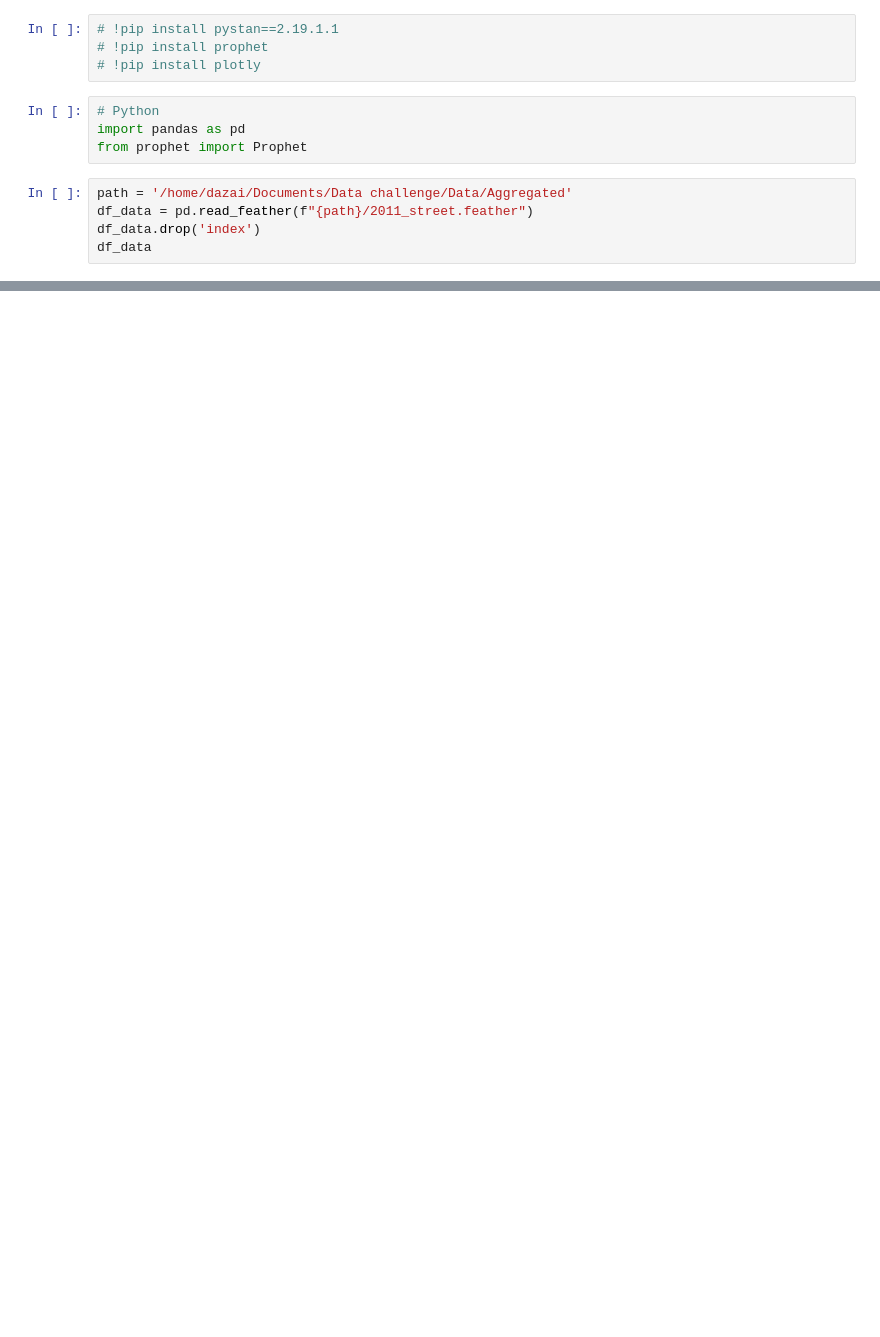
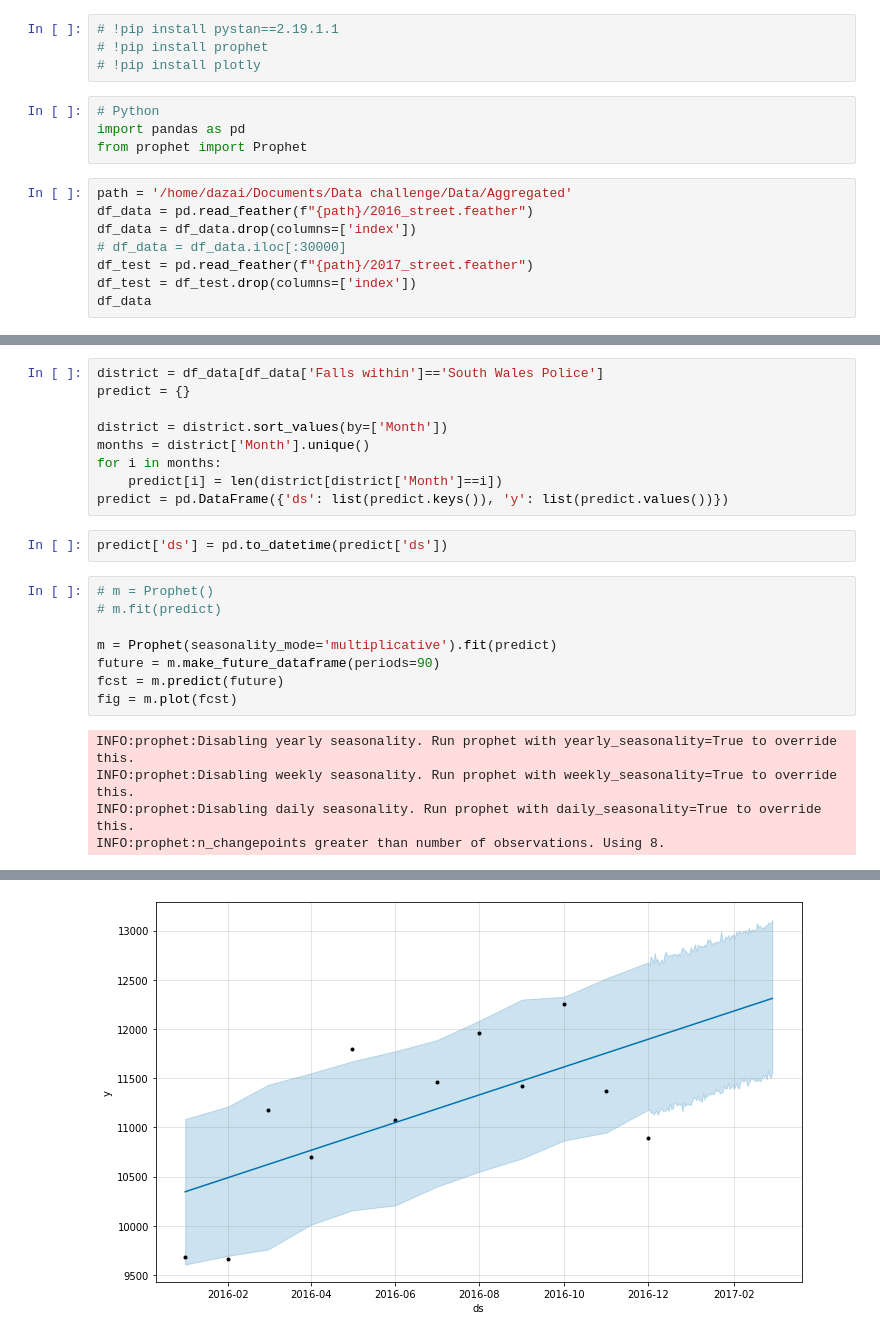
Before and after one commit to Dazai1623818/Datachallenge-2, a Jupyter notebook: Prophet.ipynb, the cells around one changed output, grey strips where cells are left out. Cells and saved outputs as stored; diff of their text form; blank space fills up the shorter version.

Commit message:
updated forecasting prophet

```diff
--- a/Prophet.ipynb
+++ b/Prophet.ipynb
@@ -8,6 +8,9 @@ import pandas as pd
 from prophet import Prophet
 # %%
 path = '/home/dazai/Documents/Data challenge/Data/Aggregated'
-df_data = pd.read_feather(f"{path}/2011_street.feather")
-df_data.drop('index')
+df_data = pd.read_feather(f"{path}/2016_street.feather")
+df_data = df_data.drop(columns=['index'])
+# df_data = df_data.iloc[:30000]
+df_test = pd.read_feather(f"{path}/2017_street.feather")
+df_test = df_test.drop(columns=['index'])
 df_data
@@ -29,0 +53,24 @@ df_data.groupby('Falls within').head(10)
+# %%
+district = df_data[df_data['Falls within']=='South Wales Police']
+predict = {}
+
+district = district.sort_values(by=['Month'])
+months = district['Month'].unique()
+for i in months:
+    predict[i] = len(district[district['Month']==i])
+predict = pd.DataFrame({'ds': list(predict.keys()), 'y': list(predict.values())})
+# %%
+predict['ds'] = pd.to_datetime(predict['ds'])
+# %%
+# m = Prophet()
+# m.fit(predict)
+
+m = Prophet(seasonality_mode='multiplicative').fit(predict)
+future = m.make_future_dataframe(periods=90)
+fcst = m.predict(future)
+fig = m.plot(fcst)
+# %% [output]
+INFO:prophet:Disabling yearly seasonality. Run prophet with yearly_seasonality=True to override this.
+INFO:prophet:Disabling weekly seasonality. Run prophet with weekly_seasonality=True to override this.
+INFO:prophet:Disabling daily seasonality. Run prophet with daily_seasonality=True to override this.
+INFO:prophet:n_changepoints greater than number of observations. Using 8.
@@ -29,0 +94 @@ df_data.groupby('Falls within').head(10)
+[figure, added]
```
Also changed, not shown: parts of 10 cells of this notebook.
